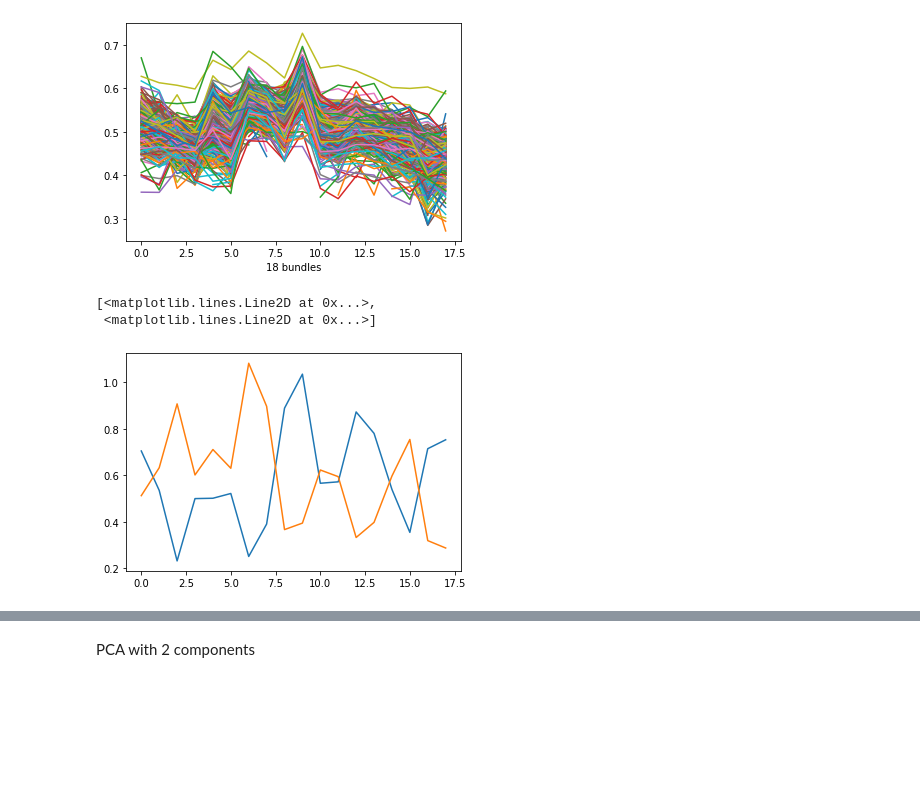
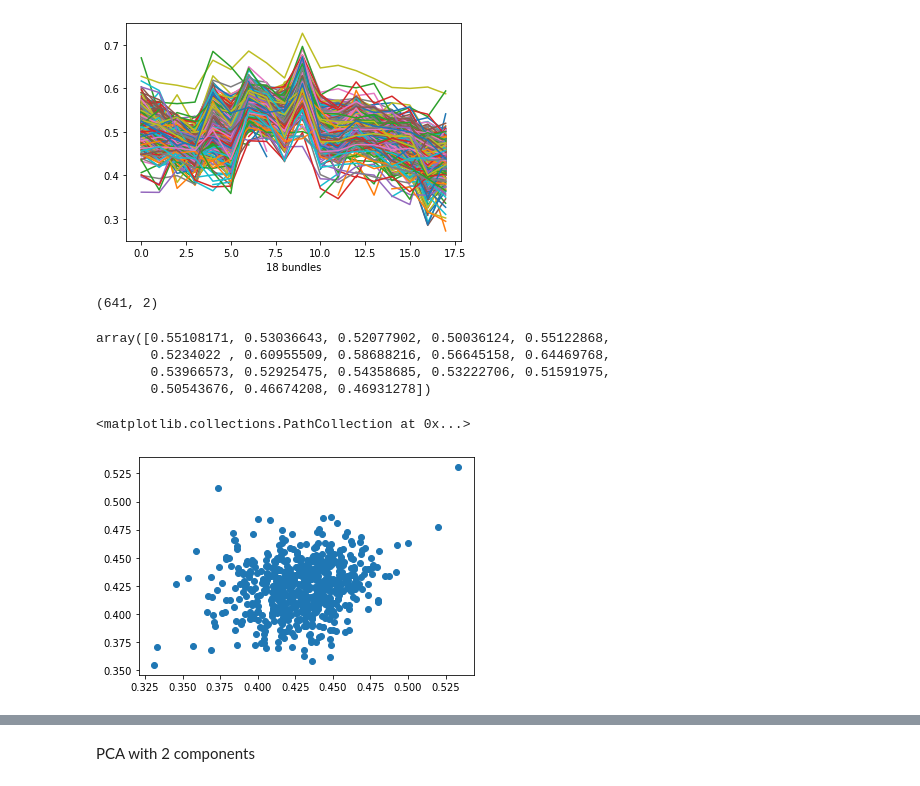
Before and after one commit to arokem/unsupervised_tractometry, a Jupyter notebook: 2021-04-23-afqinsight.ipynb, the cells around one changed output, grey strips where cells are left out. Cells and saved outputs as stored; diff of their text form; code cells hidden in the pictures; blank space fills up the shorter version.

```diff
--- a/2021-04-23-afqinsight.ipynb
+++ b/2021-04-23-afqinsight.ipynb
@@ -125,9 +88,22 @@ from sklearn.decomposition import NMF
 model = NMF(n_components=2,init='random', random_state=0)
 W = model.fit_transform(node_avg_imp)
 H = model.components_
-# %%
-plt.plot(H.T)
-# %% [output]
-[<matplotlib.lines.Line2D at 0x...>,
- <matplotlib.lines.Line2D at 0x...>]
-[figure, removed]
+# %%
+W.shape
+#H.shape
+# %% [output]
+(641, 2)
+# %%
+W[0, :]@H
+# %% [output]
+array([0.55108171, 0.53036643, 0.52077902, 0.50036124, 0.55122868,
+       0.5234022 , 0.60955509, 0.58688216, 0.56645158, 0.64469768,
+       0.53966573, 0.52925475, 0.54358685, 0.53222706, 0.51591975,
+       0.50543676, 0.46674208, 0.46931278])
+# %%
+fig, ax = plt.subplots()
+ax.scatter(W[:, 0], W[:, 1], color = age)
+# add age as color
+# %% [output]
+<matplotlib.collections.PathCollection at 0x...>
+[figure, added]
```
Also changed, not shown: parts of 49 cells of this notebook, 5 other files.
